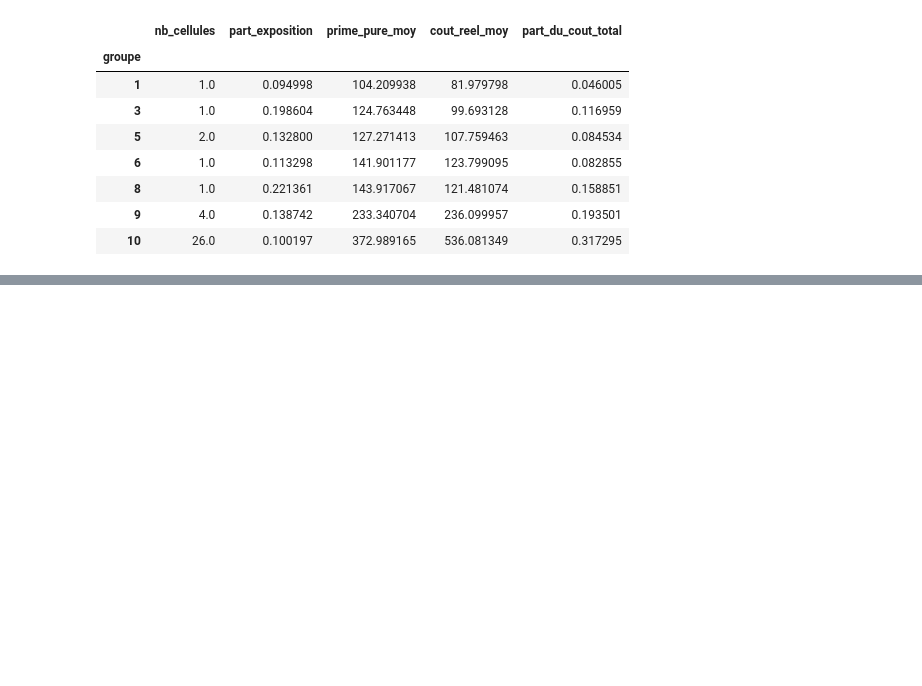
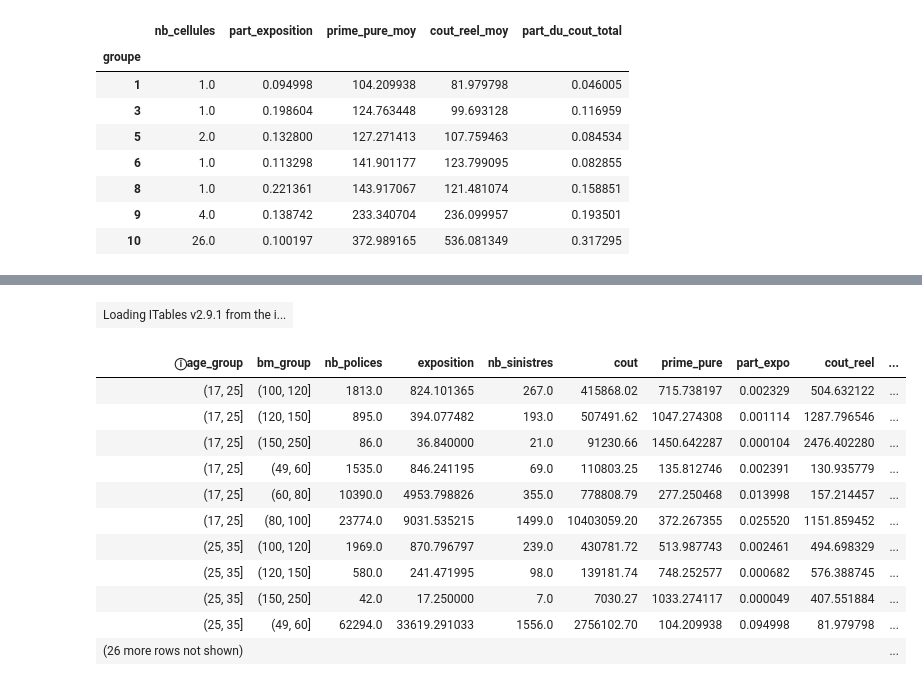
Before and after one commit to namngy/actuarial-portfolio-project, a Jupyter notebook: notebooks/03_underwriting_risk.ipynb, the cells around one changed output, grey strips where cells are left out. Saved outputs shown, nothing was run; the diff lists cells and outputs as text; code cells hidden in the pictures; blank space fills up the shorter version.

```diff
--- a/notebooks/03_underwriting_risk.ipynb
+++ b/notebooks/03_underwriting_risk.ipynb
@@ -89,0 +100,30 @@ resume
+# %%
+cells = (df.groupby(["age_group", "bm_group"])
+           .apply(lambda g: pd.Series({
+               "nb_polices": len(g),
+               "exposition": g["Exposure"].sum(),
+               "nb_sinistres": g["ClaimNb"].sum(),
+               "cout": g["ClaimAmount"].sum(),
+               "prime_pure": g["prime_pure"].iloc[0],
+           }))
+           .reset_index())
+
+cells["part_expo"] = cells["exposition"] / cells["exposition"].sum()
+cells["cout_reel"] = cells["cout"] / cells["exposition"]
+cells["ecart_reel_modele"] = cells["cout_reel"] / cells["prime_pure"] - 1
+
+show(cells)
+# %% [output]
+| Loading ITables v2.9.1 from the i... |
+| ⓘage_group | bm_group | nb_polices | exposition | nb_sinistres | cout | prime_pure | part_expo | cout_reel | ... |
+| (17, 25] | (100, 120] | 1813.0 | 824.101365 | 267.0 | 415868.02 | 715.738197 | 0.002329 | 504.632122 | ... |
+| (17, 25] | (120, 150] | 895.0 | 394.077482 | 193.0 | 507491.62 | 1047.274308 | 0.001114 | 1287.796546 | ... |
+| (17, 25] | (150, 250] | 86.0 | 36.840000 | 21.0 | 91230.66 | 1450.642287 | 0.000104 | 2476.402280 | ... |
+| (17, 25] | (49, 60] | 1535.0 | 846.241195 | 69.0 | 110803.25 | 135.812746 | 0.002391 | 130.935779 | ... |
+| (17, 25] | (60, 80] | 10390.0 | 4953.798826 | 355.0 | 778808.79 | 277.250468 | 0.013998 | 157.214457 | ... |
+| (17, 25] | (80, 100] | 23774.0 | 9031.535215 | 1499.0 | 10403059.20 | 372.267355 | 0.025520 | 1151.859452 | ... |
+| (25, 35] | (100, 120] | 1969.0 | 870.796797 | 239.0 | 430781.72 | 513.987743 | 0.002461 | 494.698329 | ... |
+| (25, 35] | (120, 150] | 580.0 | 241.471995 | 98.0 | 139181.74 | 748.252577 | 0.000682 | 576.388745 | ... |
+| (25, 35] | (150, 250] | 42.0 | 17.250000 | 7.0 | 7030.27 | 1033.274117 | 0.000049 | 407.551884 | ... |
+| (25, 35] | (49, 60] | 62294.0 | 33619.291033 | 1556.0 | 2756102.70 | 104.209938 | 0.094998 | 81.979798 | ... |
+| (26 more rows not shown) |  |  |  |  |  |  |  |  | ... |
```
Also changed, not shown: parts of 4 cells of this notebook, 1 other file.
